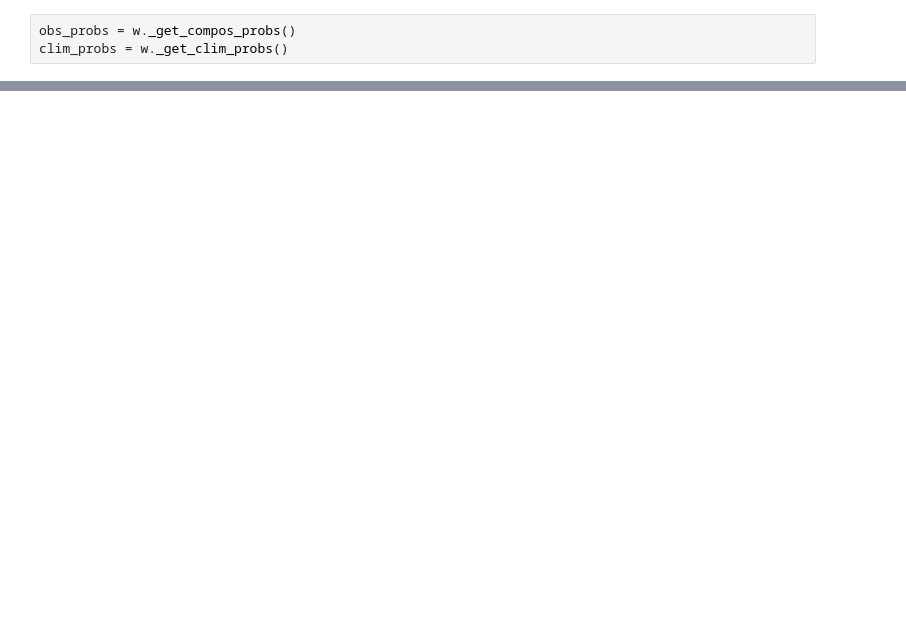
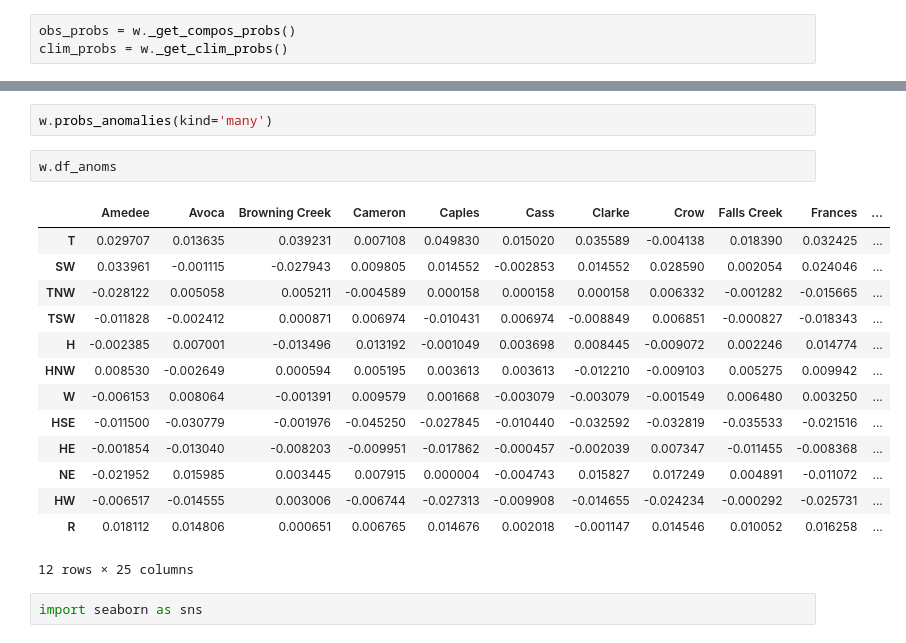
Before and after one commit to nicolasfauchereau/paleopy, a Jupyter notebook: notebooks/WR.ipynb, the cells around one changed output, grey strips where cells are left out. Saved outputs shown, nothing was run; the diff lists cells and outputs as text; blank space fills up the shorter version.

Commit message:
probs_anomalies method in WR class

```diff
--- a/notebooks/WR.ipynb
+++ b/notebooks/WR.ipynb
@@ -243,0 +301,21 @@ dtype: float64
+# %%
+w.probs_anomalies(kind='many')
+# %%
+w.df_anoms
+# %% [output]
+|  | Amedee | Avoca | Browning Creek | Cameron | Caples | Cass | Clarke | Crow | Falls Creek | Frances | ... |
+| T | 0.029707 | 0.013635 | 0.039231 | 0.007108 | 0.049830 | 0.015020 | 0.035589 | -0.004138 | 0.018390 | 0.032425 | ... |
+| SW | 0.033961 | -0.001115 | -0.027943 | 0.009805 | 0.014552 | -0.002853 | 0.014552 | 0.028590 | 0.002054 | 0.024046 | ... |
+| TNW | -0.028122 | 0.005058 | 0.005211 | -0.004589 | 0.000158 | 0.000158 | 0.000158 | 0.006332 | -0.001282 | -0.015665 | ... |
+| TSW | -0.011828 | -0.002412 | 0.000871 | 0.006974 | -0.010431 | 0.006974 | -0.008849 | 0.006851 | -0.000827 | -0.018343 | ... |
+| H | -0.002385 | 0.007001 | -0.013496 | 0.013192 | -0.001049 | 0.003698 | 0.008445 | -0.009072 | 0.002246 | 0.014774 | ... |
+| HNW | 0.008530 | -0.002649 | 0.000594 | 0.005195 | 0.003613 | 0.003613 | -0.012210 | -0.009103 | 0.005275 | 0.009942 | ... |
+| W | -0.006153 | 0.008064 | -0.001391 | 0.009579 | 0.001668 | -0.003079 | -0.003079 | -0.001549 | 0.006480 | 0.003250 | ... |
+| HSE | -0.011500 | -0.030779 | -0.001976 | -0.045250 | -0.027845 | -0.010440 | -0.032592 | -0.032819 | -0.035533 | -0.021516 | ... |
+| HE | -0.001854 | -0.013040 | -0.008203 | -0.009951 | -0.017862 | -0.000457 | -0.002039 | 0.007347 | -0.011455 | -0.008368 | ... |
+| NE | -0.021952 | 0.015985 | 0.003445 | 0.007915 | 0.000004 | -0.004743 | 0.015827 | 0.017249 | 0.004891 | -0.011072 | ... |
+| HW | -0.006517 | -0.014555 | 0.003006 | -0.006744 | -0.027313 | -0.009908 | -0.014655 | -0.024234 | -0.000292 | -0.025731 | ... |
+| R | 0.018112 | 0.014806 | 0.000651 | 0.006765 | 0.014676 | 0.002018 | -0.001147 | 0.014546 | 0.010052 | 0.016258 | ... |
+12 rows × 25 columns
+# %%
+import seaborn as sns
```
Also changed, not shown: parts of 24 cells of this notebook, 5 other files.
